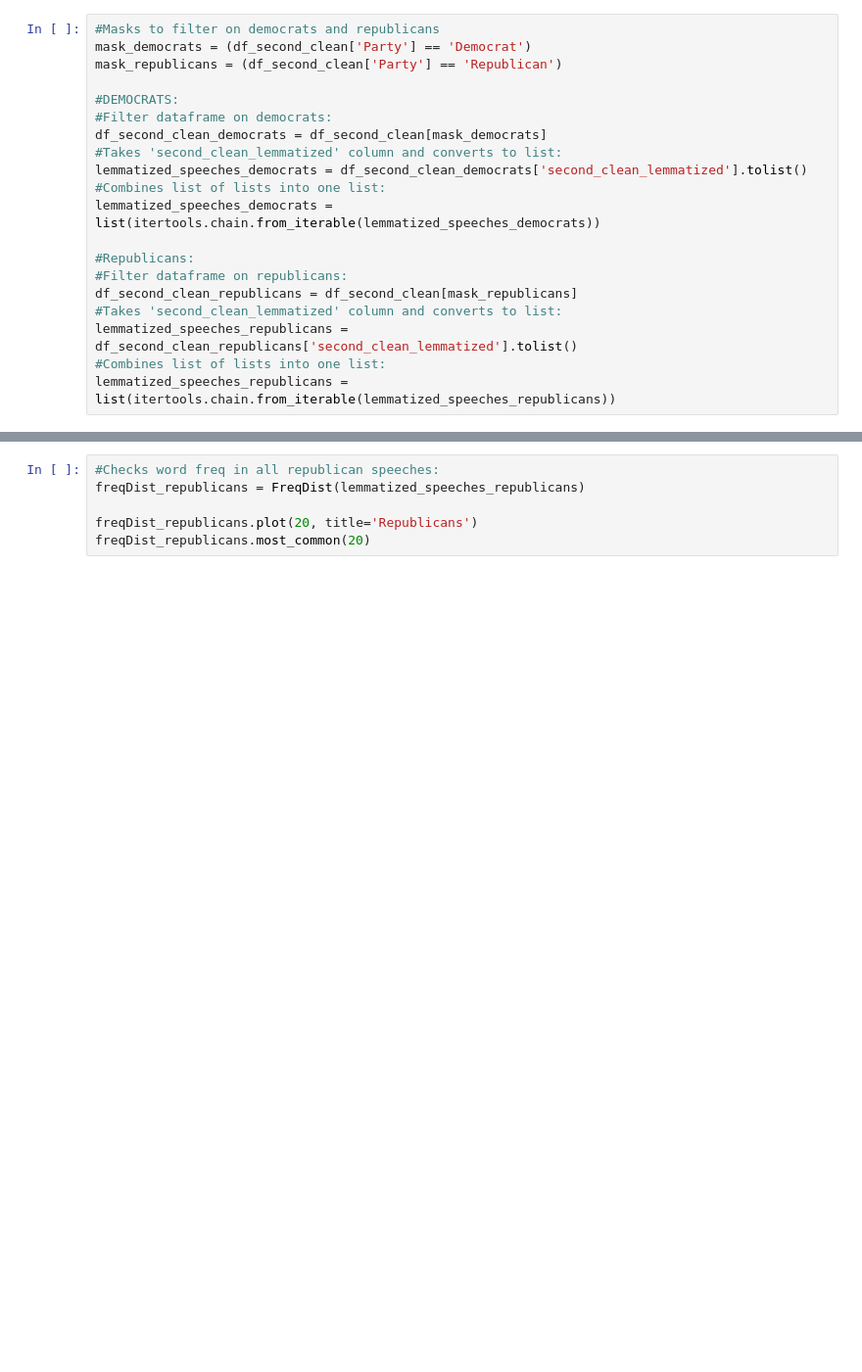
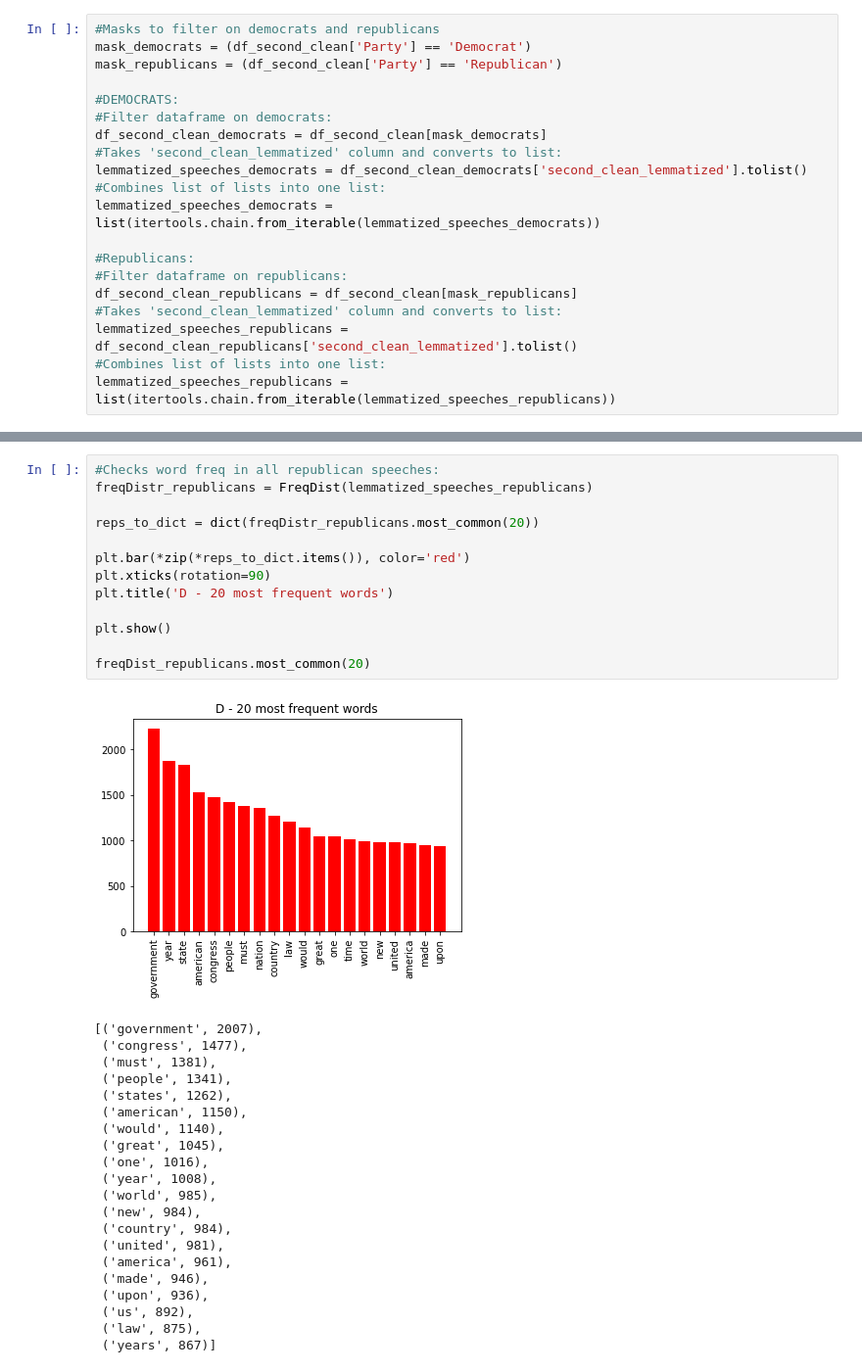
Before and after one commit to razz7/Python_exam, a Jupyter notebook: notebooks/Part 3 - Analyze and present.ipynb, the cells around one changed output, grey strips where cells are left out. Shown at 98% size. Drawn from its saved outputs; the diff is of its cells as text; blank space fills up the shorter version.

```diff
--- a/notebooks/Part 3 - Analyze and present.ipynb
+++ b/notebooks/Part 3 - Analyze and present.ipynb
@@ -343,6 +483,35 @@ freqDist_democrats.most_common(20)
 # %%
 #Checks word freq in all republican speeches:
-freqDist_republicans = FreqDist(lemmatized_speeches_republicans)
+freqDistr_republicans = FreqDist(lemmatized_speeches_republicans)
 
-freqDist_republicans.plot(20, title='Republicans')
+reps_to_dict = dict(freqDistr_republicans.most_common(20))
+
+plt.bar(*zip(*reps_to_dict.items()), color='red')
+plt.xticks(rotation=90)
+plt.title('D - 20 most frequent words')
+
+plt.show()
+
 freqDist_republicans.most_common(20)
+# %% [output]
+[figure, added]
+[('government', 2007),
+ ('congress', 1477),
+ ('must', 1381),
+ ('people', 1341),
+ ('states', 1262),
+ ('american', 1150),
+ ('would', 1140),
+ ('great', 1045),
+ ('one', 1016),
+ ('year', 1008),
+ ('world', 985),
+ ('new', 984),
+ ('country', 984),
+ ('united', 981),
+ ('america', 961),
+ ('made', 946),
+ ('upon', 936),
+ ('us', 892),
+ ('law', 875),
+ ('years', 867)]
```
Also changed, not shown: parts of 12 cells of this notebook.
